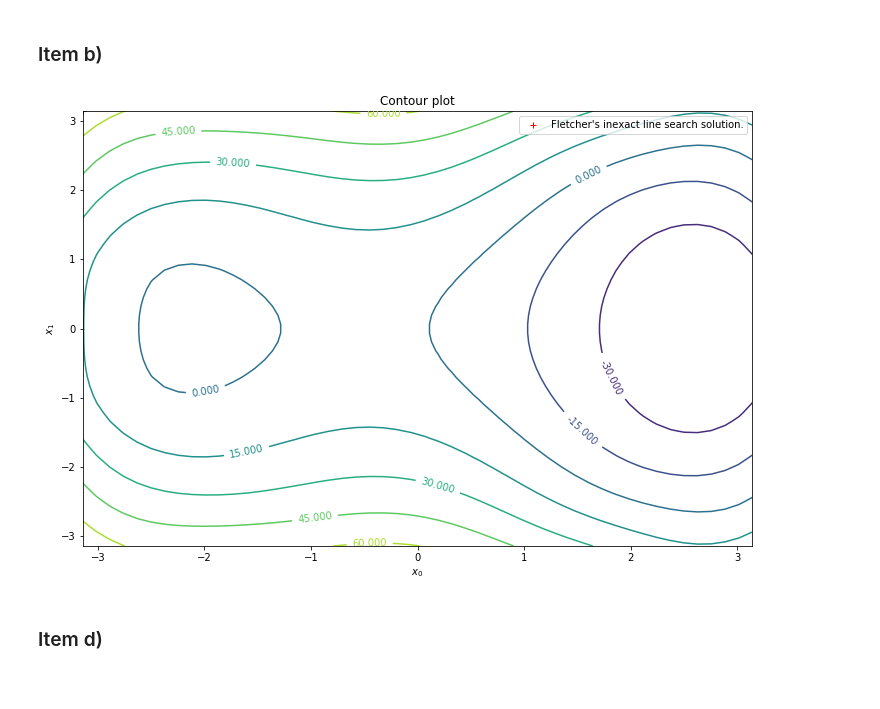
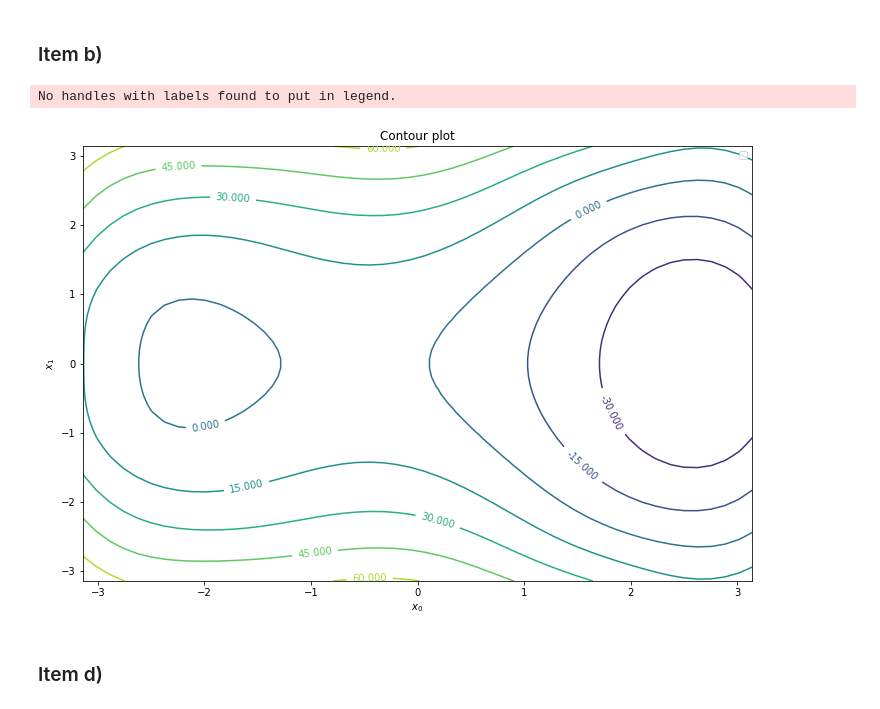
Before and after one commit to crucis/ConvexOptimization, a Jupyter notebook: Exercises/ExerciciosLista1.ipynb, the cells around one changed output. Saved outputs shown, nothing was run; the diff lists cells and outputs as text; code cells hidden in the pictures.

```diff
--- a/Exercises/ExerciciosLista1.ipynb
+++ b/Exercises/ExerciciosLista1.ipynb
@@ -204,9 +204,10 @@ plot_surface()
 ### Item b)
 # %%
 from run_exercises import plot_contour
-plot_contour(func.best_x)
+plot_contour()
 # %% [output]
+No handles with labels found to put in legend.
-[figure, old version]
+[figure, new version]
 # %% [markdown]
 ### Item d)
 # %%
```
Also changed, not shown: parts of 18 cells of this notebook.
